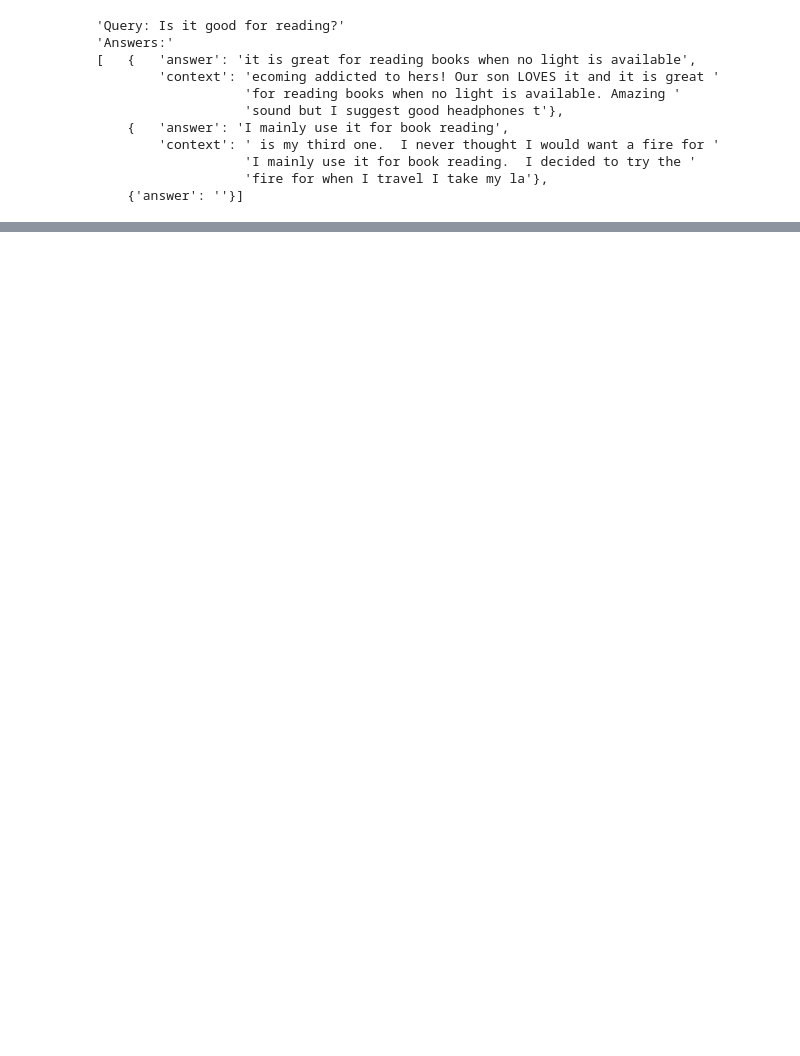
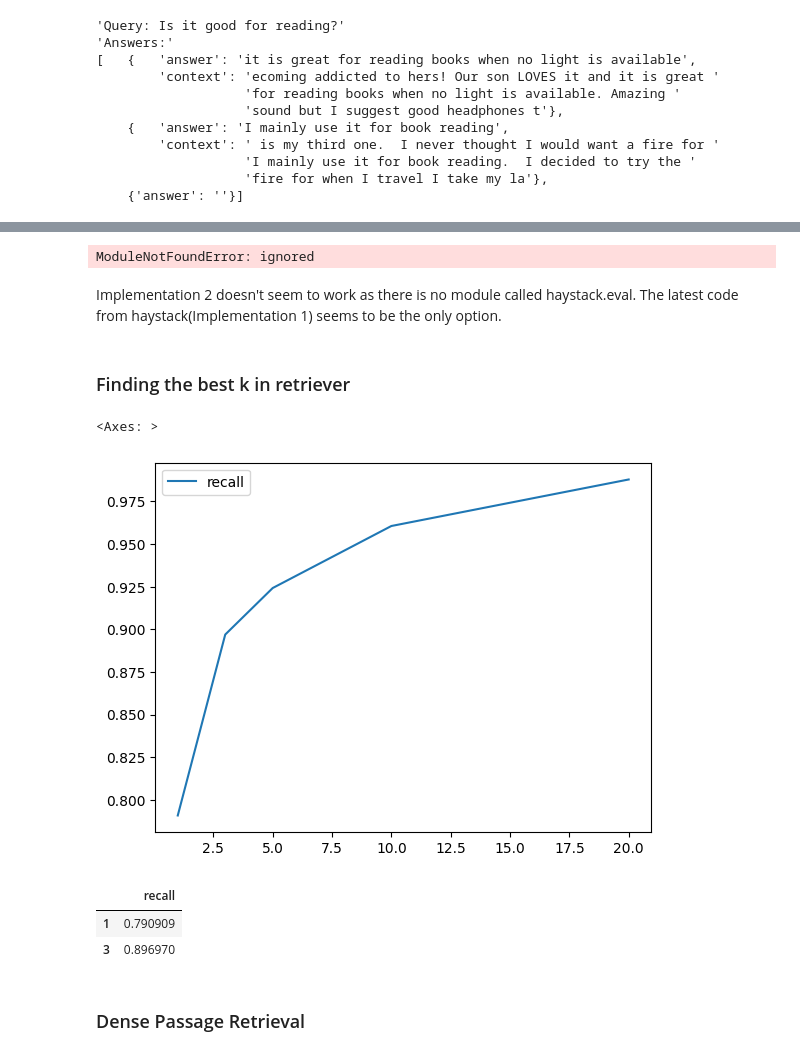
Before and after one commit to ash-rulz/RAG, a Jupyter notebook: NLPTransQA.ipynb, the cells around one changed output, grey strips where cells are left out. Cells and saved outputs as stored; diff of their text form; code cells hidden in the pictures; blank space fills up the shorter version.

Commit message:
Included "Evaluating the Retriever" section

```diff
--- a/NLPTransQA.ipynb
+++ b/NLPTransQA.ipynb
@@ -403,0 +467,9 @@ print_answers(prediction, details="minimum")  ## Choose from `minimum`, `medium`
+# %%
+#Get a list of MultLabel objects containing the mapping between the question ID and the corresponding answer
+labels_agg = document_store.get_all_labels_aggregated(
+  index="label",
+  open_domain=True,
+  aggregate_by_meta=["item_id"]
+)
+print(len(labels_agg))
+#Will aggregate the question answer pair associated with a unique-id
@@ -403,0 +504,4 @@ print_answers(prediction, details="minimum")  ## Choose from `minimum`, `medium`
+# %%
+#Check the quality of the QA pipeline on the labels_agg
+eval_result = querying_pipeline.eval(labels=labels_agg,
+                                     params={"Retriever": {"top_k": 3}})
@@ -403,0 +557,8 @@ print_answers(prediction, details="minimum")  ## Choose from `minimum`, `medium`
+# %%
+#Can be done like this as well
+metrics = eval_result.calculate_metrics()
+print(f'Retriever - Recall (single relevant document): {metrics["Retriever"]["recall_single_hit"]}')
+print(f'Retriever - Recall (multiple relevant documents): {metrics["Retriever"]["recall_multi_hit"]}')
+print(f'Retriever - Mean Reciprocal Rank: {metrics["Retriever"]["mrr"]}')
+print(f'Retriever - Precision: {metrics["Retriever"]["precision"]}')
+print(f'Retriever - Mean Average Precision: {metrics["Retriever"]["map"]}')
@@ -403,0 +585,54 @@ print_answers(prediction, details="minimum")  ## Choose from `minimum`, `medium`
+# %%
+from haystack import Pipeline
+from haystack.eval import EvalDocuments
+
+class EvalRetrieverPipeline:
+	def __init__(self, retriever):
+		#Create the retriever
+		self.retriever = retriever
+
+		#Create the evaluation component
+		self.eval_retriever = EvalDocuments()
+
+		#Create the pipline with the retriever and the evaluator
+		pipe = Pipeline()
+
+		#Adding the retriever node to the pipeline. Query is the input
+		pipe.add_node(component=self.retriever, name="ESRetriever",
+			inputs=["Query"])
+
+		#Adding the evaluator node to the pipeline. The retriever is the input.
+		pipe.add_node(component=self.eval_retriever, name="EvalRetriever",
+			inputs=["ESRetriever"])
+
+		#Creating teh pipeline object
+		self.pipeline = pipe
+# %% [output]
+ModuleNotFoundError: ignored
+# %% [markdown]
+Implementation 2 doesn't seem to work as there is no module called haystack.eval. The latest code from haystack(Implementation 1) seems to be the only option.
+# %% [markdown]
+### Finding the best k in retriever
+# %%
+topk_results = {}
+topk_values = [1,3,5,10,20]
+#topk_values = [1,3]
+for topk in topk_values:
+	eval_result = querying_pipeline.eval(labels=labels_agg,
+                                      params={"Retriever": {"top_k": topk}})
+	metrics = eval_result.calculate_metrics()
+	topk_results[topk] = {"recall": metrics["Retriever"]["recall_single_hit"]}
+topk_results_df = pd.DataFrame.from_dict(topk_results, orient="index")
+# %%
+topk_results_df.plot()
+# %% [output]
+<Axes: >
+[figure, added]
+# %%
+topk_results_df
+# %% [output]
+|  | recall |
+| 1 | 0.790909 |
+| 3 | 0.896970 |
+# %% [markdown]
+### Dense Passage Retrieval
```
Also changed, not shown: parts of 28 cells of this notebook.
